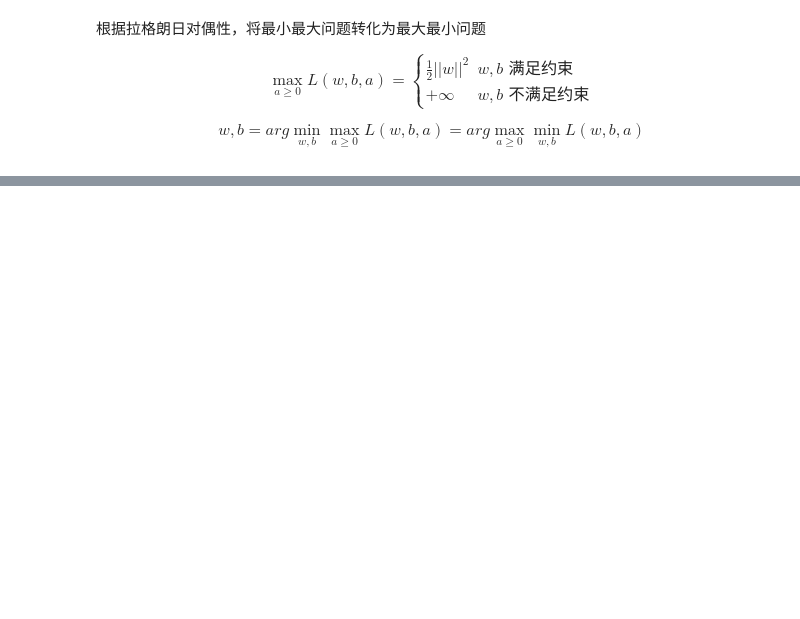
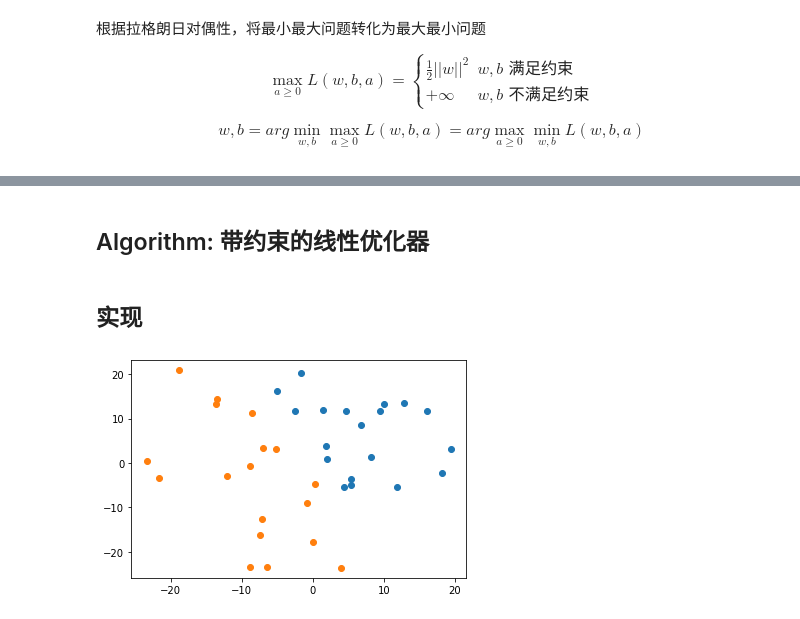
Before and after one commit to HonorWithPupils/Pattern-Recognition-Coursework, a Jupyter notebook: SVM.ipynb, the cells around one changed output, grey strips where cells are left out. Saved outputs shown, nothing was run; the diff lists cells and outputs as text; code cells hidden in the pictures; blank space fills up the shorter version.

```diff
--- a/SVM.ipynb
+++ b/SVM.ipynb
@@ -197,0 +98,4 @@ A= [[-0.15539577 -0.32098824 -0.08916152  0.56554553]]
+# %% [markdown]
+## Algorithm: 带约束的线性优化器
+# %% [markdown]
+## 实现
@@ -197,0 +105,13 @@ A= [[-0.15539577 -0.32098824 -0.08916152  0.56554553]]
+# %%
+# 制作数据集
+x = np.random.randn(40,2) * 10
+x = x[(x[:, 0] * 2 + x[:, 1] < -3) | (x[:, 0] * 2 + x[:, 1] > 3), :]
+y = ((x[:, 0] * 2 + x[:, 1]) >= 0)*2-1
+y = y.reshape(-1,1)
+N = len(y)
+
+fig = plt.figure()
+plt.scatter(x[y.reshape(-1) == 1, 0], x[y.reshape(-1) == 1, 1])
+plt.scatter(x[y.reshape(-1) == -1, 0], x[y.reshape(-1) == -1, 1]);
+# %% [output]
+[figure, added]
```
Also changed, not shown: parts of 48 cells of this notebook, 1 other file.
